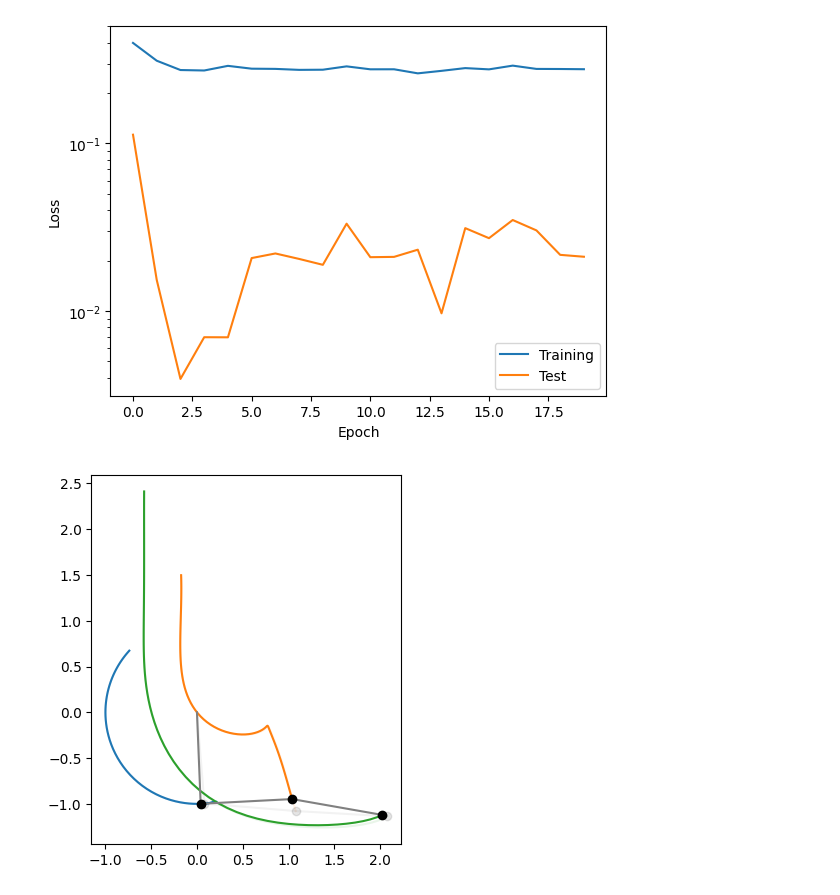
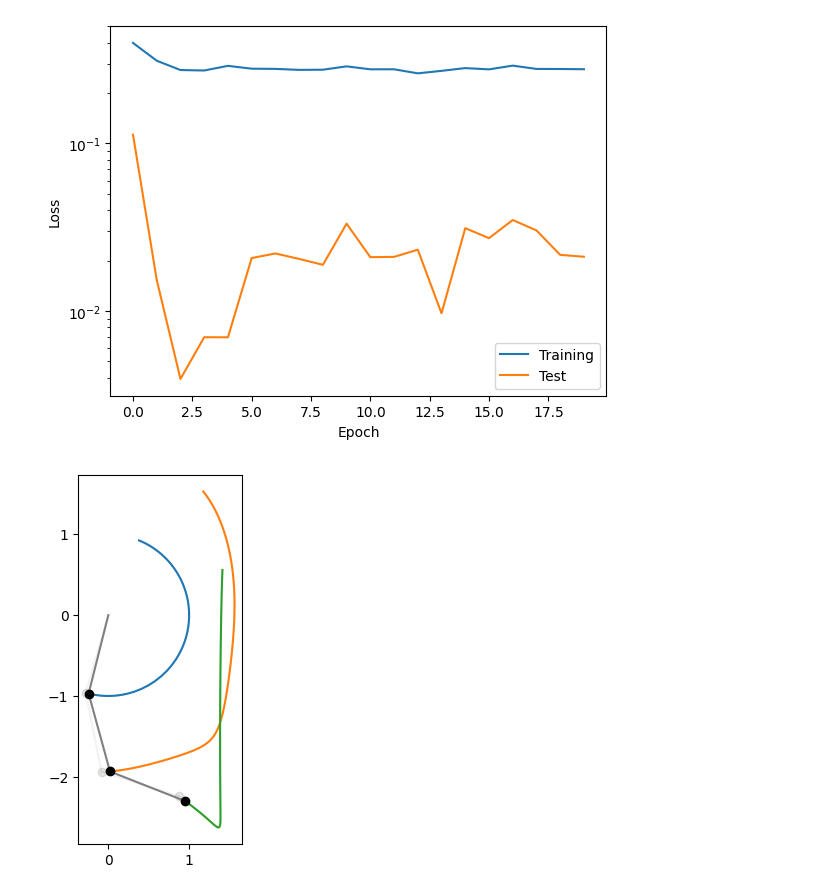
Before and after one commit to HoangCongDuc/bpignn, a Jupyter notebook: hgnn-pendulum.ipynb, the cells around one changed output. Saved outputs shown, nothing was run; the diff lists cells and outputs as text; code cells hidden in the pictures.

```diff
--- a/hgnn-pendulum.ipynb
+++ b/hgnn-pendulum.ipynb
@@ -249,27 +249,27 @@ for ind in tqdm.tnrange(maxtraj):
         'actual_vel': p_act_out,
     })
 # %%
-idx = 0
+idx = 1
 
 r = trajectories[idx]['actual_pos']
 
 for i in range(r.shape[1]):
     plt.plot(r[:,i,0], r[:,i,1], '-', color=f'C{i}', alpha=0.1)
 
 plt.plot([0] + list(r[-1,:,0]), [0] + list(r[-1,:,1]), '-', color='gray', alpha=0.1)
 plt.plot(r[-1,:,0], r[-1,:,1], 'o', color='black', alpha=0.1)
 # plt.gca().set_aspect('equal', adjustable='box')
 # plt.show()
 
 r = trajectories[idx]['pred_pos']
 
 for i in range(r.shape[1]):
     plt.plot(r[:,i,0], r[:,i,1], '-', color=f'C{i}')
 
 plt.plot([0] + list(r[-1,:,0]), [0] + list(r[-1,:,1]), '-', color='gray', alpha=1.)
 plt.plot(r[-1,:,0], r[-1,:,1], 'o', color='black')
 plt.gca().set_aspect('equal', adjustable='box')
 plt.show()
 # %% [output]
-[figure, old version]
+[figure, new version]
 # %%
```
Also changed, not shown: parts of 1 cell of this notebook, 12 other files.
